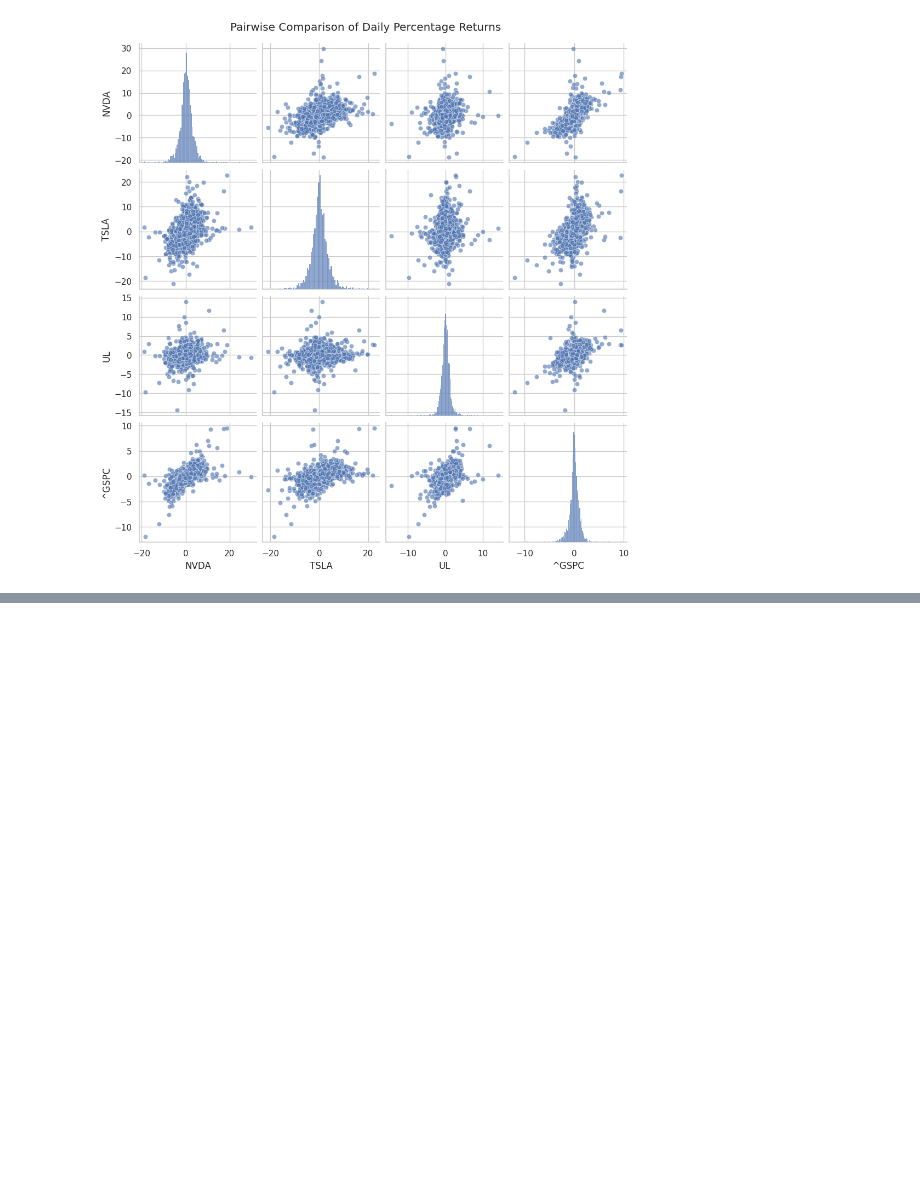
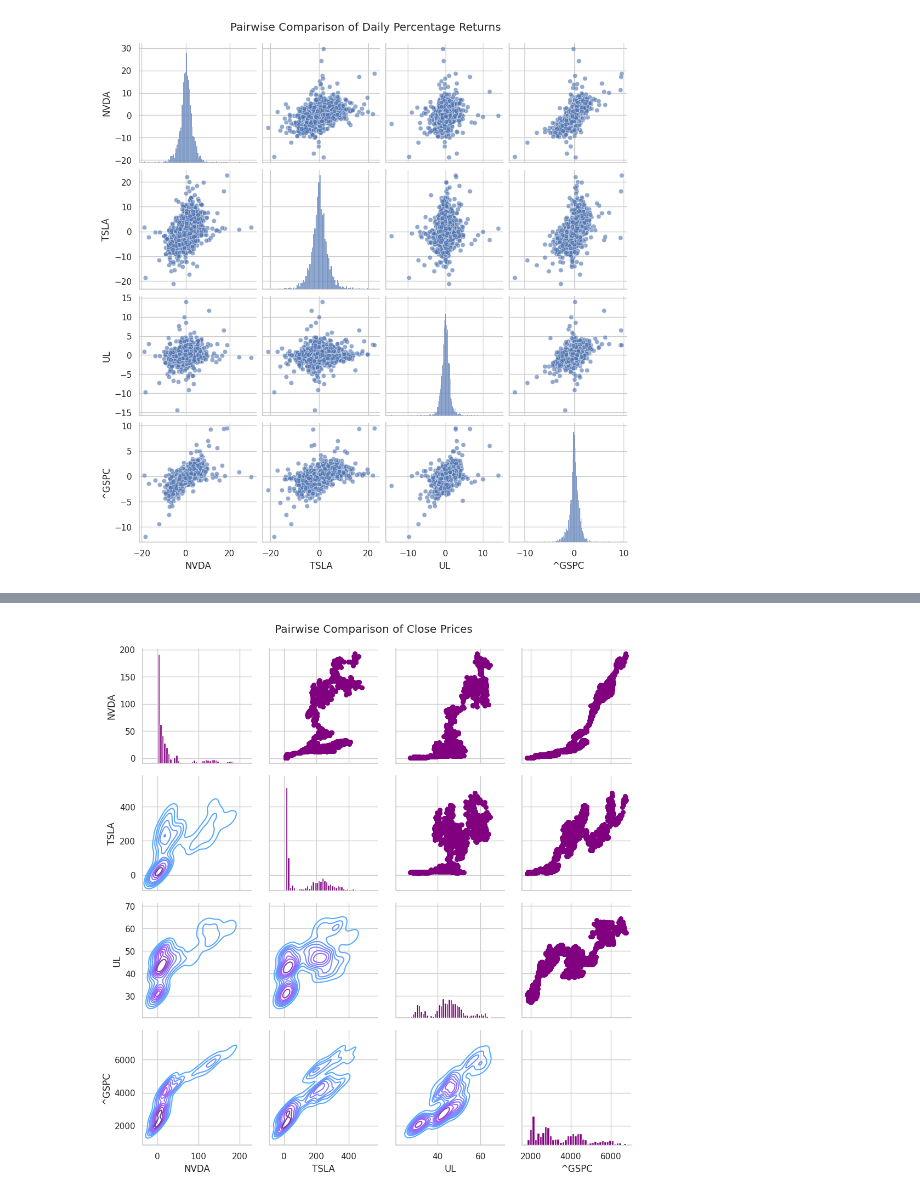
Before and after one commit to hjmoore67/AI-Coursework-Uni, a Jupyter notebook: uni-ai-coursework.ipynb, the cells around one changed output, grey strips where cells are left out. Saved outputs shown, nothing was run; the diff lists cells and outputs as text; code cells hidden in the pictures; blank space fills up the shorter version.

```diff
--- a/uni-ai-coursework.ipynb
+++ b/uni-ai-coursework.ipynb
@@ -578,0 +608,16 @@ Text(0.5, 1.02, 'Pairwise Comparison of Daily Percentage Returns')
+# %%
+# Pivot combined_df so each ticker's Close price is a column
+close_df = combined_df.pivot(index='Date', columns='Ticker', values='Close').dropna()
+
+returns_fig = sns.PairGrid(close_df)
+
+returns_fig.map_upper(plt.scatter, color='purple', s=30)
+
+returns_fig.map_lower(sns.kdeplot, cmap='cool_d')
+
+returns_fig.map_diag(plt.hist, bins=40, color='purple')
+
+plt.suptitle("Pairwise Comparison of Close Prices", y=1.02)
+plt.show()
+# %% [output]
+[figure, added]
```
Also changed, not shown: parts of 9 cells of this notebook.
